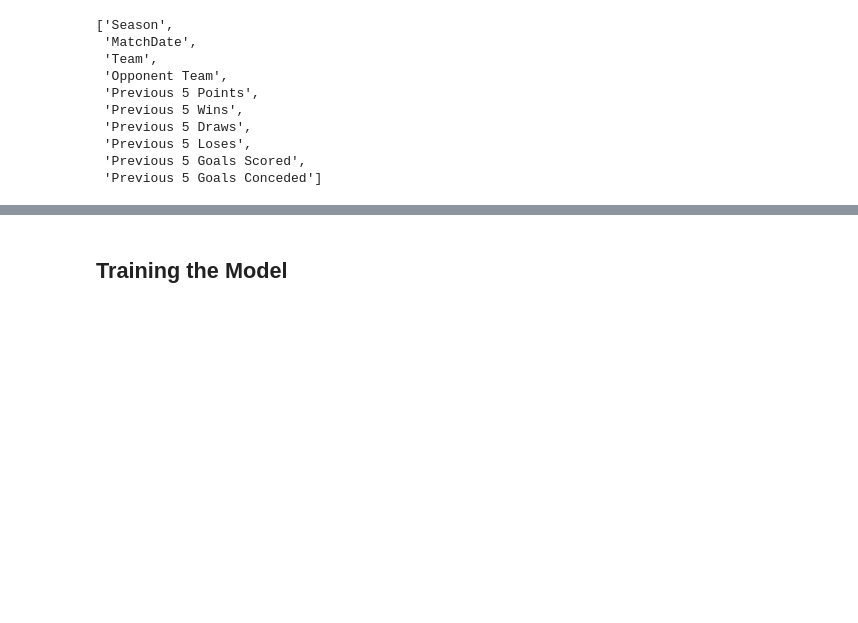
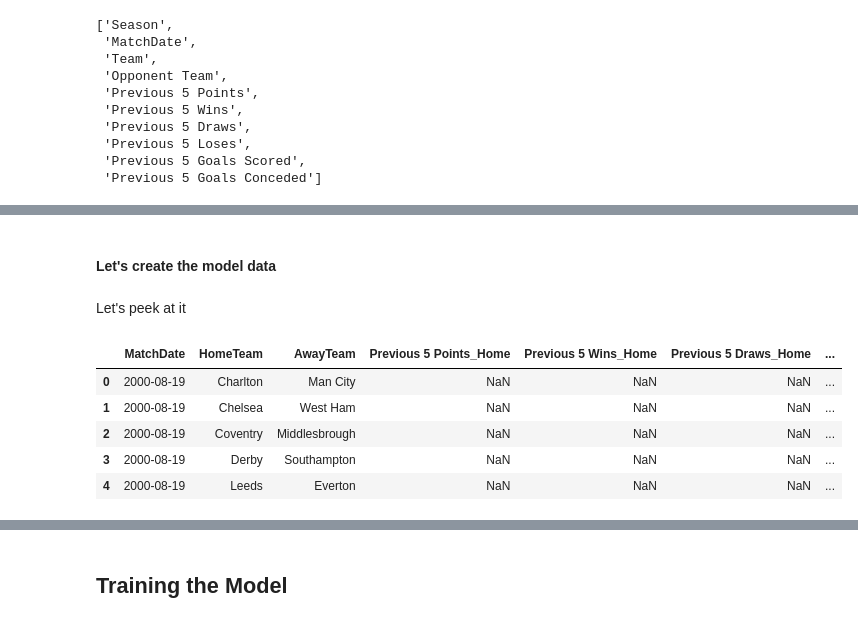
Before and after one commit to nemo-code-ai/epl-prediction-system, a Jupyter notebook: src/epl_prediction_system/system.ipynb, the cells around one changed output, grey strips where cells are left out. Drawn from its saved outputs; the diff is of its cells as text; code cells hidden in the pictures; blank space fills up the shorter version.

```diff
--- a/src/epl_prediction_system/system.ipynb
+++ b/src/epl_prediction_system/system.ipynb
@@ -626,3 +626,11 @@ team_history.columns.tolist()
  'Previous 5 Loses',
  'Previous 5 Goals Scored',
  'Previous 5 Goals Conceded']
+# %%
+match_data = match_data.merge(
+    team_history,
+    left_on=['MatchDate', 'AwayTeam', 'HomeTeam'],
+    right_on=['MatchDate', 'Team', 'Opponent Team'],
+    how='left',
+    suffixes=('_Home', '_Away')
+)
@@ -628,0 +663,32 @@ team_history.columns.tolist()
+# %% [markdown]
+#### Let's create the model data
+# %%
+model_data = match_data[[
+    'MatchDate',
+    'HomeTeam',
+    'AwayTeam',
+    'Previous 5 Points_Home',
+    'Previous 5 Wins_Home',
+    'Previous 5 Draws_Home',
+    'Previous 5 Loses_Home',
+    'Previous 5 Goals Scored_Home',
+    'Previous 5 Goals Conceded_Home',
+    'Previous 5 Points_Away',
+    'Previous 5 Wins_Away',
+    'Previous 5 Draws_Away',
+    'Previous 5 Loses_Away',
+    'Previous 5 Goals Scored_Away',
+    'Previous 5 Goals Conceded_Away',
+    'FullTimeResult'
+]].copy()
+# %% [markdown]
+Let's peek at it
+# %%
+model_data.head()
+# %% [output]
+|  | MatchDate | HomeTeam | AwayTeam | Previous 5 Points_Home | Previous 5 Wins_Home | Previous 5 Draws_Home | ... |
+| 0 | 2000-08-19 | Charlton | Man City | NaN | NaN | NaN | ... |
+| 1 | 2000-08-19 | Chelsea | West Ham | NaN | NaN | NaN | ... |
+| 2 | 2000-08-19 | Coventry | Middlesbrough | NaN | NaN | NaN | ... |
+| 3 | 2000-08-19 | Derby | Southampton | NaN | NaN | NaN | ... |
+| 4 | 2000-08-19 | Leeds | Everton | NaN | NaN | NaN | ... |
```
Also changed, not shown: parts of 7 cells of this notebook.
